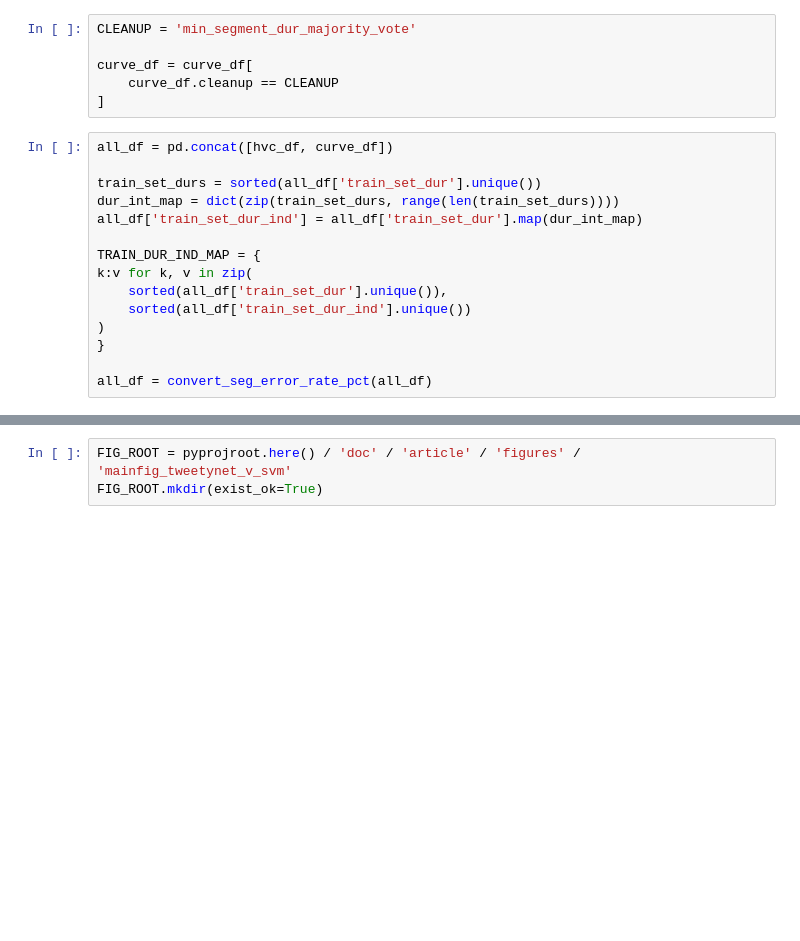
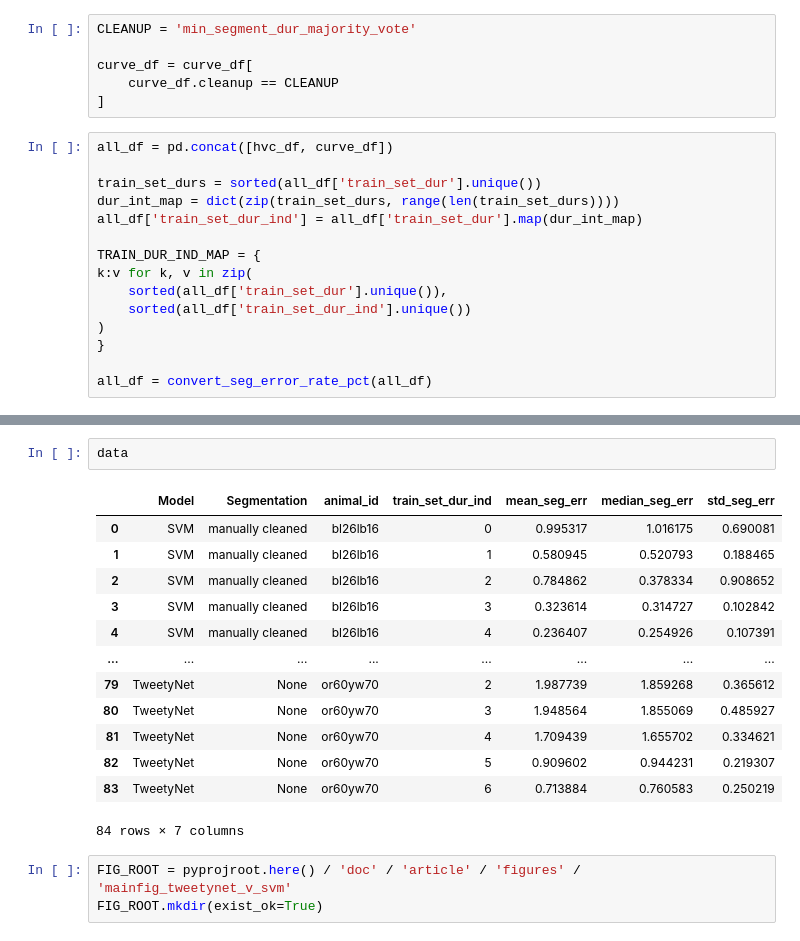
Before and after one commit to yardencsGitHub/tweetynet, a Jupyter notebook: src/scripts/hvc/hvc-figure.ipynb, the cells around one changed output, grey strips where cells are left out. Cells and saved outputs as stored; diff of their text form; blank space fills up the shorter version.

```diff
--- a/src/scripts/hvc/hvc-figure.ipynb
+++ b/src/scripts/hvc/hvc-figure.ipynb
@@ -79,6 +99,22 @@ df_agg = gb.agg(
 )
 
 data = df_agg.reset_index()  # ``data`` DataFrame for use with ``seaborn``
+# %%
+data
+# %% [output]
+|  | Model | Segmentation | animal_id | train_set_dur_ind | mean_seg_err | median_seg_err | std_seg_err |
+| 0 | SVM | manually cleaned | bl26lb16 | 0 | 0.995317 | 1.016175 | 0.690081 |
+| 1 | SVM | manually cleaned | bl26lb16 | 1 | 0.580945 | 0.520793 | 0.188465 |
+| 2 | SVM | manually cleaned | bl26lb16 | 2 | 0.784862 | 0.378334 | 0.908652 |
+| 3 | SVM | manually cleaned | bl26lb16 | 3 | 0.323614 | 0.314727 | 0.102842 |
+| 4 | SVM | manually cleaned | bl26lb16 | 4 | 0.236407 | 0.254926 | 0.107391 |
+| ... | ... | ... | ... | ... | ... | ... | ... |
+| 79 | TweetyNet | None | or60yw70 | 2 | 1.987739 | 1.859268 | 0.365612 |
+| 80 | TweetyNet | None | or60yw70 | 3 | 1.948564 | 1.855069 | 0.485927 |
+| 81 | TweetyNet | None | or60yw70 | 4 | 1.709439 | 1.655702 | 0.334621 |
+| 82 | TweetyNet | None | or60yw70 | 5 | 0.909602 | 0.944231 | 0.219307 |
+| 83 | TweetyNet | None | or60yw70 | 6 | 0.713884 | 0.760583 | 0.250219 |
+84 rows × 7 columns
 # %%
 FIG_ROOT = pyprojroot.here() / 'doc' / 'article' / 'figures' / 'mainfig_tweetynet_v_svm'
 FIG_ROOT.mkdir(exist_ok=True)
```
Also changed, not shown: parts of 9 cells of this notebook.
